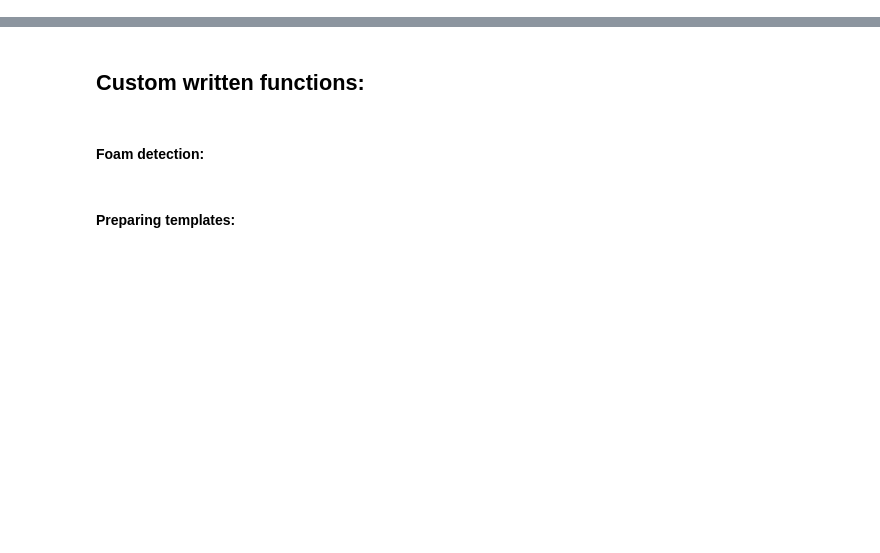
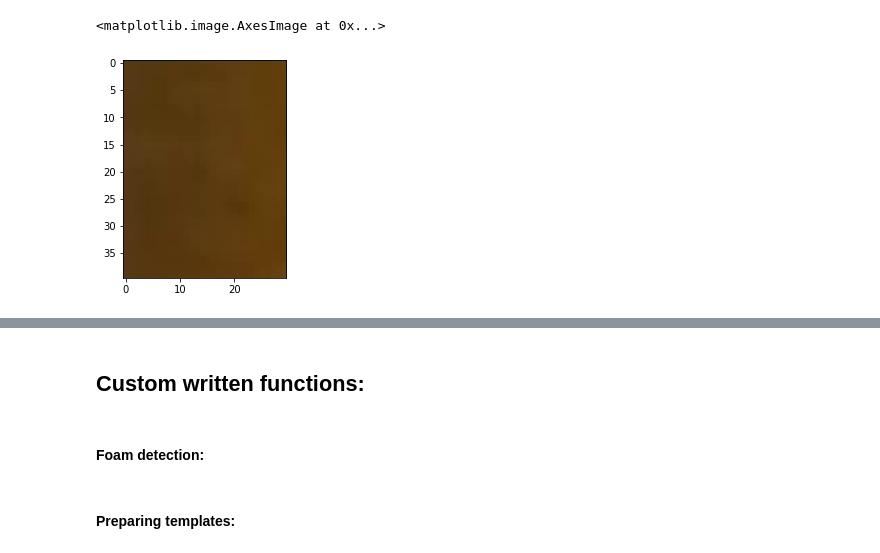
Before and after one commit to DennisDoll/Teaching, a Jupyter notebook: Methods_in_Neuroscience_2022/Full_code.ipynb, the cells around one changed output, grey strips where cells are left out. Cells and saved outputs as stored; diff of their text form; code cells hidden in the pictures; blank space fills up the shorter version.

```diff
--- a/Methods_in_Neuroscience_2022/Full_code.ipynb
+++ b/Methods_in_Neuroscience_2022/Full_code.ipynb
@@ -19,0 +49,6 @@ from typing import Tuple
+# %%
+foam_template2 = img[160:200, 1230:1260]
+plt.imshow(foam_template2)
+# %% [output]
+<matplotlib.image.AxesImage at 0x...>
+[figure, added]
```
Also changed, not shown: parts of 19 cells of this notebook.
